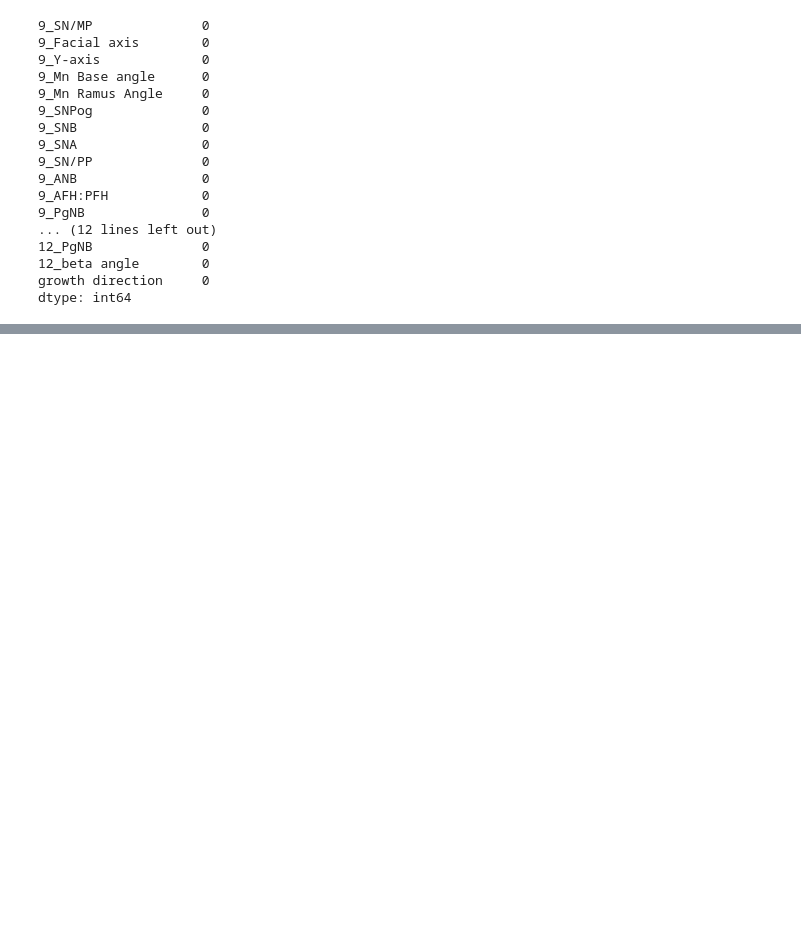
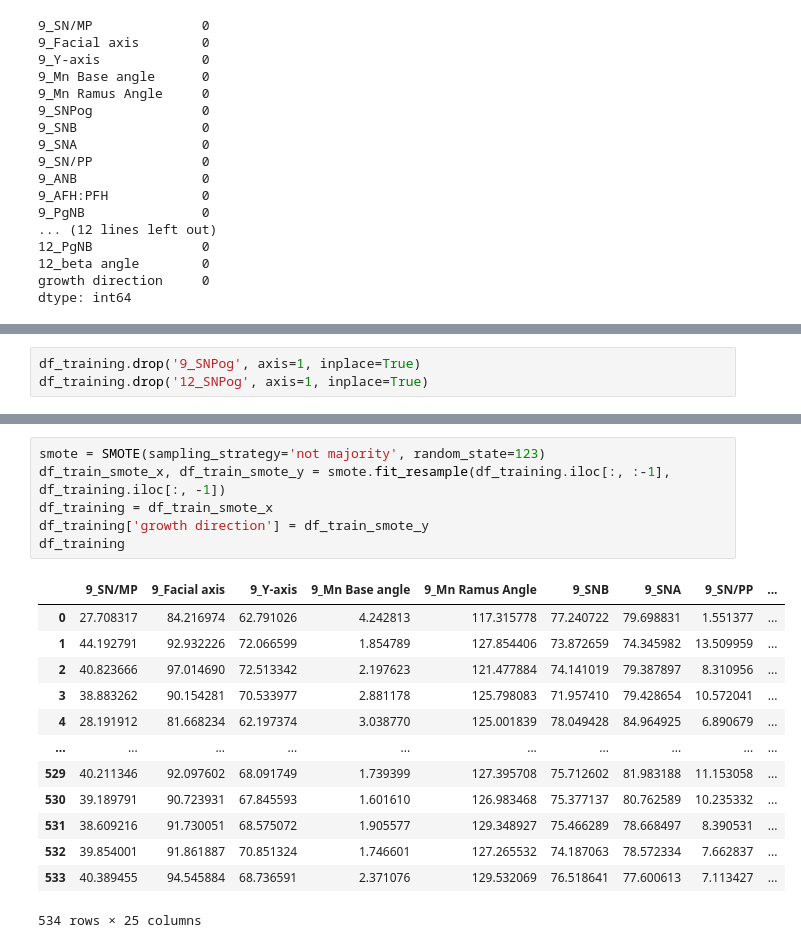
Before and after one commit to R4ken/Machine-Learning-Analysis, a Jupyter notebook: classification/solution.ipynb, the cells around one changed output, grey strips where cells are left out. Saved outputs shown, nothing was run; the diff lists cells and outputs as text; blank space fills up the shorter version.

```diff
--- a/classification/solution.ipynb
+++ b/classification/solution.ipynb
@@ -167,0 +177,3 @@ print(selected.shape)
+# %%
+df_training.drop('9_SNPog', axis=1, inplace=True)
+df_training.drop('12_SNPog', axis=1, inplace=True)
@@ -167,0 +189,20 @@ print(selected.shape)
+# %%
+smote = SMOTE(sampling_strategy='not majority', random_state=123)
+df_train_smote_x, df_train_smote_y = smote.fit_resample(df_training.iloc[:, :-1], df_training.iloc[:, -1])
+df_training = df_train_smote_x
+df_training['growth direction'] = df_train_smote_y
+df_training
+# %% [output]
+|  | 9_SN/MP | 9_Facial axis | 9_Y-axis | 9_Mn Base angle | 9_Mn Ramus Angle | 9_SNB | 9_SNA | 9_SN/PP | ... |
+| 0 | 27.708317 | 84.216974 | 62.791026 | 4.242813 | 117.315778 | 77.240722 | 79.698831 | 1.551377 | ... |
+| 1 | 44.192791 | 92.932226 | 72.066599 | 1.854789 | 127.854406 | 73.872659 | 74.345982 | 13.509959 | ... |
+| 2 | 40.823666 | 97.014690 | 72.513342 | 2.197623 | 121.477884 | 74.141019 | 79.387897 | 8.310956 | ... |
+| 3 | 38.883262 | 90.154281 | 70.533977 | 2.881178 | 125.798083 | 71.957410 | 79.428654 | 10.572041 | ... |
+| 4 | 28.191912 | 81.668234 | 62.197374 | 3.038770 | 125.001839 | 78.049428 | 84.964925 | 6.890679 | ... |
+| ... | ... | ... | ... | ... | ... | ... | ... | ... | ... |
+| 529 | 40.211346 | 92.097602 | 68.091749 | 1.739399 | 127.395708 | 75.712602 | 81.983188 | 11.153058 | ... |
+| 530 | 39.189791 | 90.723931 | 67.845593 | 1.601610 | 126.983468 | 75.377137 | 80.762589 | 10.235332 | ... |
+| 531 | 38.609216 | 91.730051 | 68.575072 | 1.905577 | 129.348927 | 75.466289 | 78.668497 | 8.390531 | ... |
+| 532 | 39.854001 | 91.861887 | 70.851324 | 1.746601 | 127.265532 | 74.187063 | 78.572334 | 7.662837 | ... |
+| 533 | 40.389455 | 94.545884 | 68.736591 | 2.371076 | 129.532069 | 76.518641 | 77.600613 | 7.113427 | ... |
+534 rows × 25 columns
```
Also changed, not shown: parts of 12 cells of this notebook, 2 other files.
